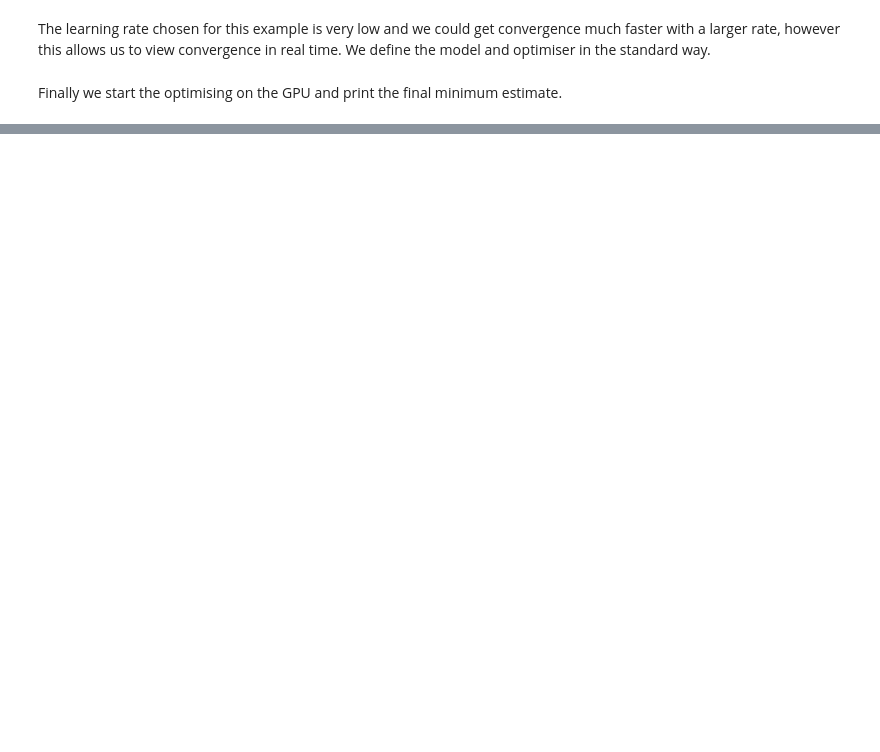
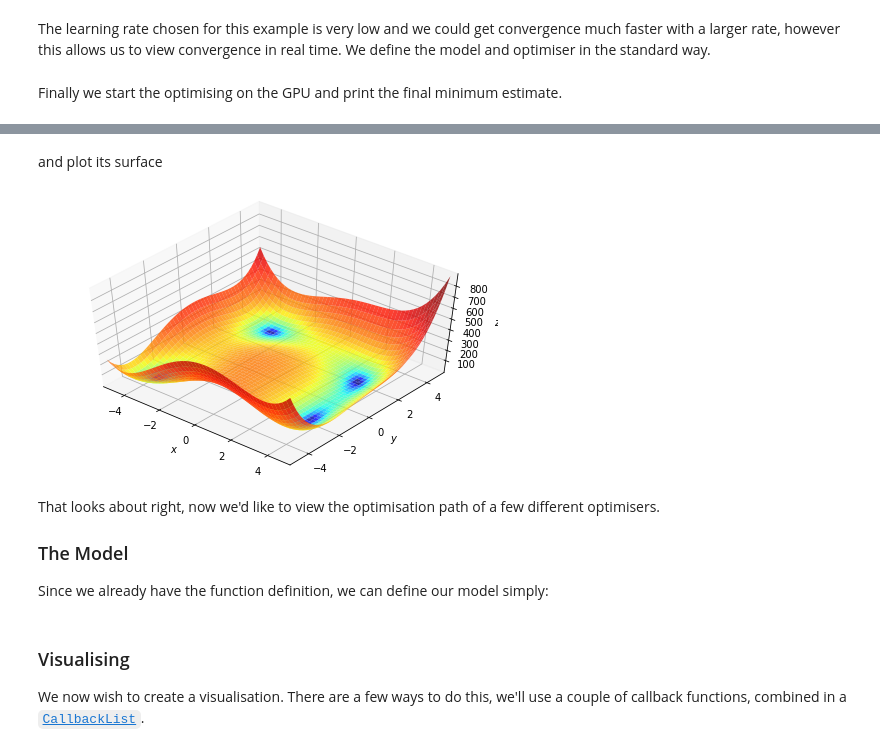
Before and after one commit to pytorchbearer/torchbearer, a Jupyter notebook: docs/_static/notebooks/basic_opt.ipynb, the cells around one changed output, grey strips where cells are left out. Cells and saved outputs as stored; diff of their text form; code cells hidden in the pictures; blank space fills up the shorter version.

```diff
--- a/docs/_static/notebooks/basic_opt.ipynb
+++ b/docs/_static/notebooks/basic_opt.ipynb
@@ -90,0 +115,36 @@ You might have noticed in the previous snippet that the example uses a metric we
+# %%
+himm = lambda x, y: (x ** 2 + y - 11) ** 2 + (x + y ** 2 - 7) ** 2
+# %% [markdown]
+and plot its surface
+# %%
+import numpy as np
+%matplotlib inline
+import matplotlib.pyplot as plt
+from mpl_toolkits.mplot3d import Axes3D
+from matplotlib.colors import LogNorm
+
+xmin, xmax, xstep = -5, 5, .2
+ymin, ymax, ystep = -5, 5, .2
+x, y = np.meshgrid(np.arange(xmin, xmax + xstep, xstep), np.arange(ymin, ymax + ystep, ystep))
+z = himm(x, y)
+
+fig = plt.figure(figsize=(8, 5))
+ax = plt.axes(projection='3d', elev=50, azim=-50)
+ax.plot_surface(x, y, z, norm=LogNorm(), rstride=1, cstride=1,
+                edgecolor='none', alpha=.8, cmap=plt.cm.jet)
+ax.set_xlabel('$x$')
+ax.set_ylabel('$y$')
+ax.set_zlabel('$z$')
+
+ax.set_xlim((xmin, xmax))
+ax.set_ylim((ymin, ymax))
+
+plt.show()
+# %% [output]
+[figure, added]
+# %% [markdown]
+That looks about right, now we'd like to view the optimisation path of a few different optimisers.
+
+### The Model
+
+Since we already have the function definition, we can define our model simply:
@@ -90,0 +165,4 @@ You might have noticed in the previous snippet that the example uses a metric we
+# %% [markdown]
+### Visualising
+
+We now wish to create a visualisation. There are a few ways to do this, we'll use a couple of callback functions, combined in a [`CallbackList`](https://torchbearer.readthedocs.io/en/latest/code/callbacks.html#torchbearer.callbacks.callbacks.CallbackList).
```
Also changed, not shown: parts of 16 cells of this notebook, 9 other files.
